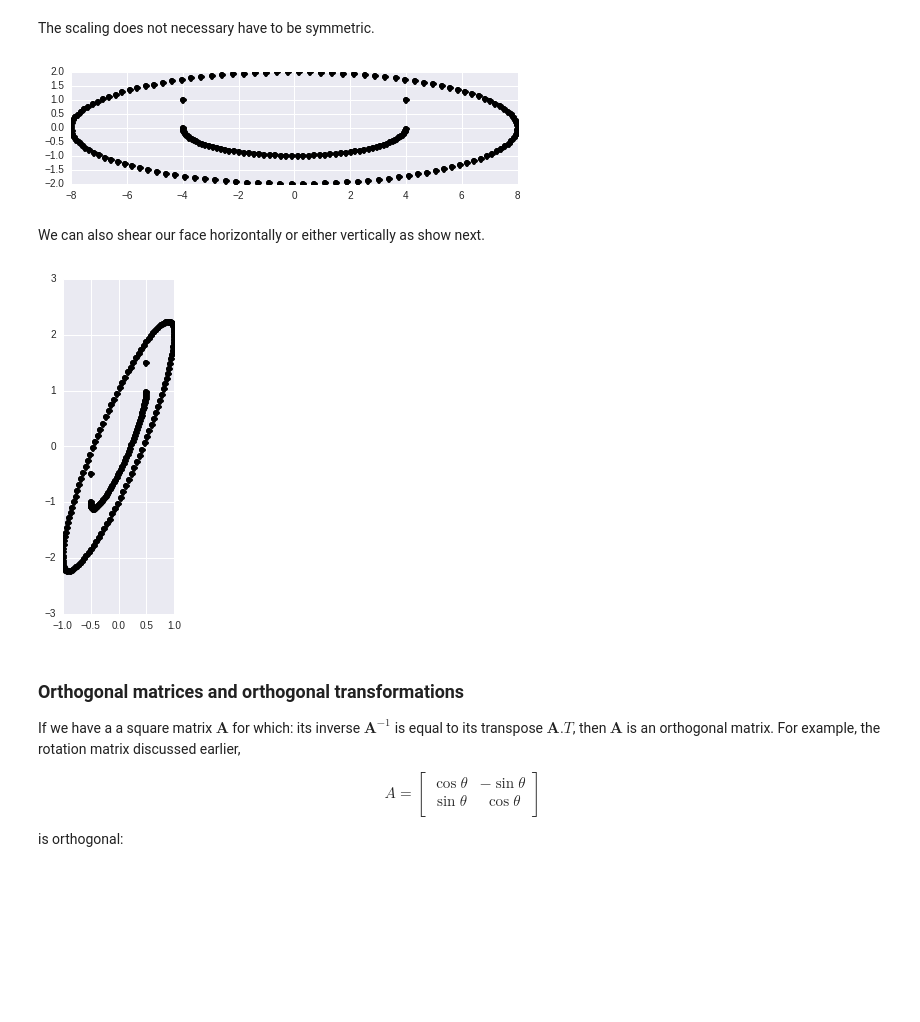
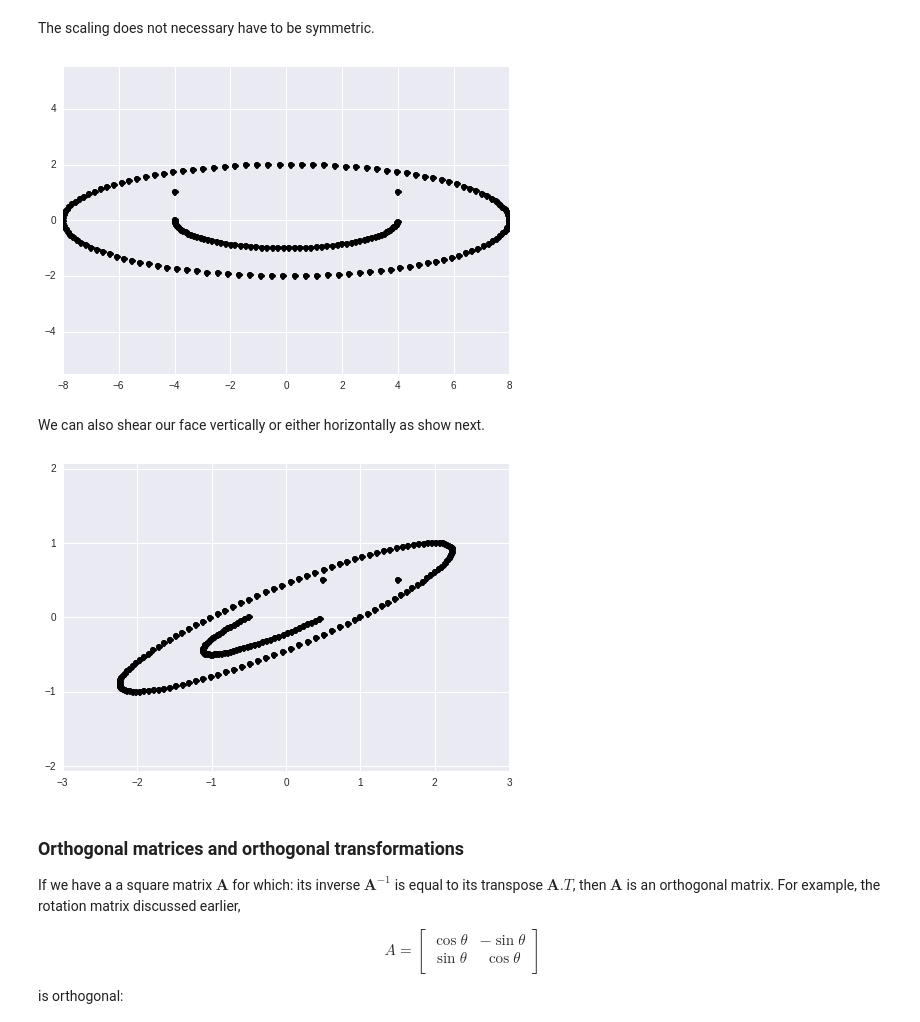
Before and after one commit to PepSalehi/SBioA, a Jupyter notebook: English/02_Primer_on_Linear_Algebra.ipynb, the cells around one changed output. Drawn from its saved outputs; the diff is of its cells as text; code cells hidden in the pictures; blank space fills up the shorter version.

```diff
--- a/English/02_Primer_on_Linear_Algebra.ipynb
+++ b/English/02_Primer_on_Linear_Algebra.ipynb
@@ -424,9 +429,27 @@ Matrix algebra originated to describe coordinate transformations. In the followi
 # %%
 # Define a funtion that draws circles, and circular sections
-def circle(r=1., phi_a=0, phi_b=2*np.pi):
+def circle(r=1., phi_a=0., phi_b=2*np.pi):
+    """
+    A function to create arcs.
+
+    Parameters
+    ----------
+    r : float.
+        Radius of the circular section
+    phi_a: float.
+        Initial point
+    phi_b: float.
+        Final point
+
+    Returns
+    -------
+    Two arrays proving the x and y coordiantes for the arc. The default
+    values corresponds to a circle of unitary radius.
+
+    """
     phi = np.arange(phi_a, phi_b, 0.05)
-    x_ori = 0
-    y_ori = 0
+    x_ori, y_ori = 0, 0
+    # change from polar to cartesian coordinates
     x = r*np.cos(phi) + x_ori
     y = r*np.sin(phi) + y_ori
     return x, y
@@ -481,25 +502,23 @@ The scaling does not necessary have to be symmetric.
 # %%
 B = np.array([[8, 0],
             [0,  2]])
 
-f2 = np.dot(B, face)
-
-plt.figure( figsize=(8, 2))
-plt.plot(f2[0], f2[1], 'ko' );
+new_face = np.dot(B, face)
+plt.plot(new_face[0], new_face[1], 'ko')
+plt.axis('equal');
 # %% [output]
-[figure, old version]
+[figure, new version]
 # %% [markdown]
-We can also shear our face horizontally or either vertically as show next.
+We can also shear our face vertically or either horizontally as show next.
 # %%
-B = np.array([[1, 0],
-            [2,  1]])
+B = np.array([[1, 2],
+            [0,  1]])
 
-f2 = np.dot(B, face)
-
-plt.figure( figsize=(2,6))
-plt.plot(f2[0], f2[1], 'ko' );
+new_face = np.dot(B, face)
+plt.plot(new_face[0], new_face[1], 'ko')
+plt.axis('equal');
 # %% [output]
-[figure, old version]
+[figure, new version]
 # %% [markdown]
 ### Orthogonal matrices and orthogonal transformations
 
```
Also changed, not shown: parts of 31 cells of this notebook, 3 other files.
